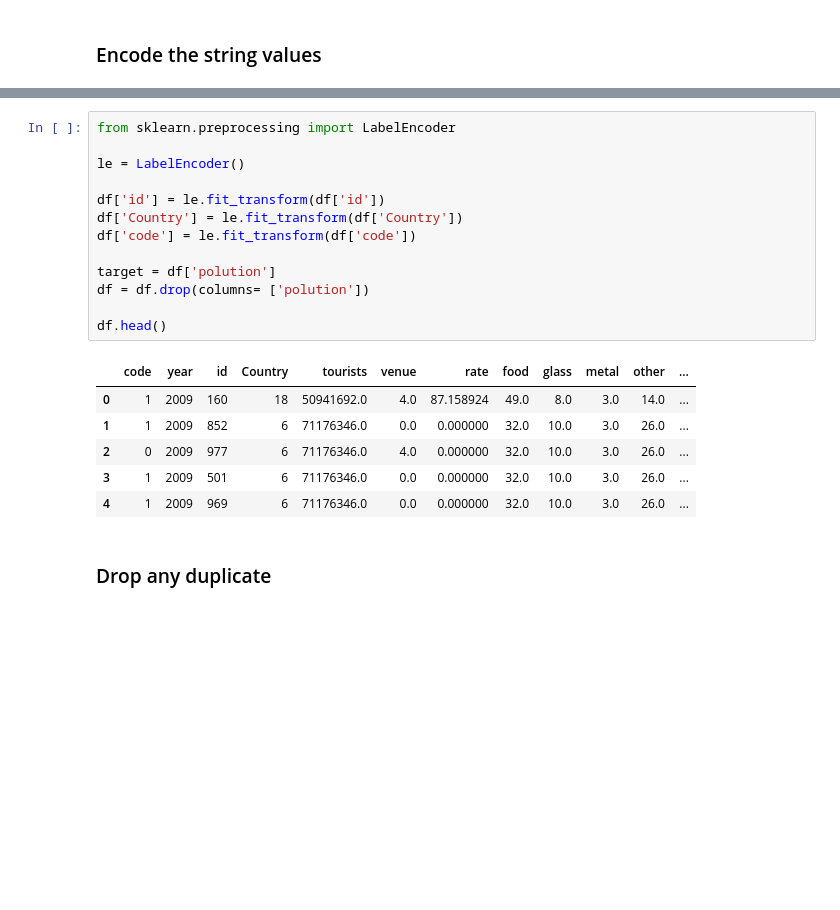
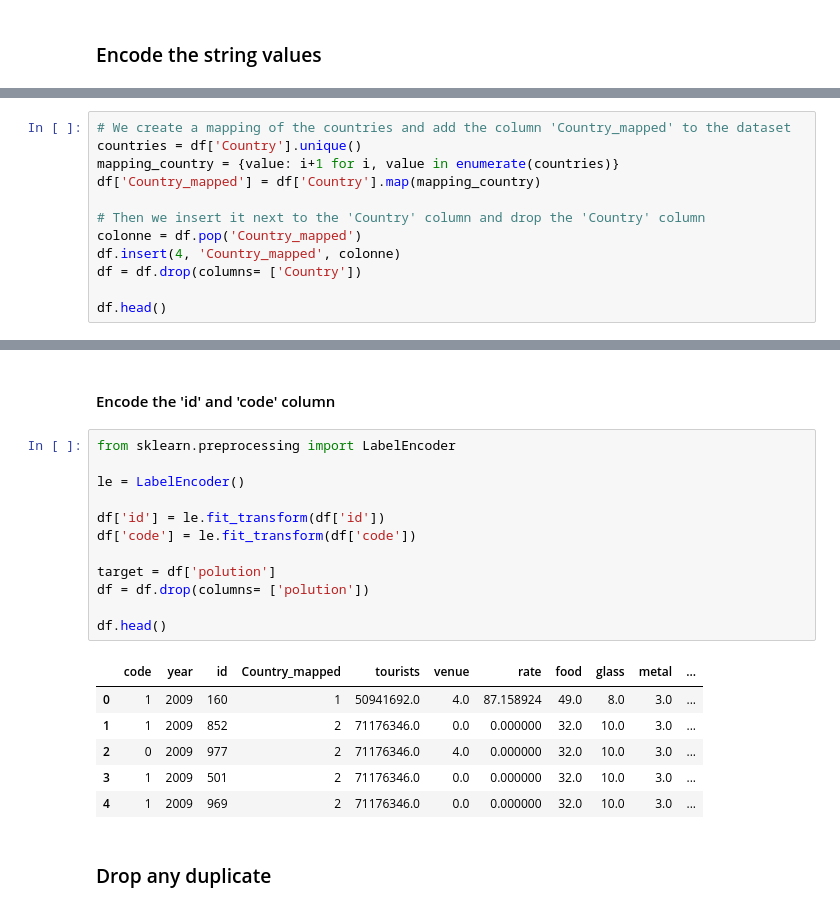
Before and after one commit to Cassette86/Green_ai_project_Water_polution, a Jupyter notebook: water_pollution_dataset/main.ipynb, the cells around one changed output, grey strips where cells are left out. Cells and saved outputs as stored; diff of their text form; blank space fills up the shorter version.

```diff
--- a/water_pollution_dataset/main.ipynb
+++ b/water_pollution_dataset/main.ipynb
@@ -122,0 +125,12 @@ dtype: int64
+# %%
+# We create a mapping of the countries and add the column 'Country_mapped' to the dataset
+countries = df['Country'].unique()
+mapping_country = {value: i+1 for i, value in enumerate(countries)}
+df['Country_mapped'] = df['Country'].map(mapping_country)
+
+# Then we insert it next to the 'Country' column and drop the 'Country' column
+colonne = df.pop('Country_mapped')
+df.insert(4, 'Country_mapped', colonne)
+df = df.drop(columns= ['Country'])
+
+df.head()
@@ -123,23 +144,24 @@ dtype: int64
+# %% [markdown]
+#### Encode the 'id' and 'code' column
 # %%
 from sklearn.preprocessing import LabelEncoder
 
 le = LabelEncoder()
 
 df['id'] = le.fit_transform(df['id'])
-df['Country'] = le.fit_transform(df['Country'])
 df['code'] = le.fit_transform(df['code'])
 
 target = df['polution']
 df = df.drop(columns= ['polution'])
 
 df.head()
 # %% [output]
-|  | code | year | id | Country | tourists | venue | rate | food | glass | metal | other | ... |
-| 0 | 1 | 2009 | 160 | 18 | 50941692.0 | 4.0 | 87.158924 | 49.0 | 8.0 | 3.0 | 14.0 | ... |
-| 1 | 1 | 2009 | 852 | 6 | 71176346.0 | 0.0 | 0.000000 | 32.0 | 10.0 | 3.0 | 26.0 | ... |
-| 2 | 0 | 2009 | 977 | 6 | 71176346.0 | 4.0 | 0.000000 | 32.0 | 10.0 | 3.0 | 26.0 | ... |
-| 3 | 1 | 2009 | 501 | 6 | 71176346.0 | 0.0 | 0.000000 | 32.0 | 10.0 | 3.0 | 26.0 | ... |
-| 4 | 1 | 2009 | 969 | 6 | 71176346.0 | 0.0 | 0.000000 | 32.0 | 10.0 | 3.0 | 26.0 | ... |
+|  | code | year | id | Country_mapped | tourists | venue | rate | food | glass | metal | ... |
+| 0 | 1 | 2009 | 160 | 1 | 50941692.0 | 4.0 | 87.158924 | 49.0 | 8.0 | 3.0 | ... |
+| 1 | 1 | 2009 | 852 | 2 | 71176346.0 | 0.0 | 0.000000 | 32.0 | 10.0 | 3.0 | ... |
+| 2 | 0 | 2009 | 977 | 2 | 71176346.0 | 4.0 | 0.000000 | 32.0 | 10.0 | 3.0 | ... |
+| 3 | 1 | 2009 | 501 | 2 | 71176346.0 | 0.0 | 0.000000 | 32.0 | 10.0 | 3.0 | ... |
+| 4 | 1 | 2009 | 969 | 2 | 71176346.0 | 0.0 | 0.000000 | 32.0 | 10.0 | 3.0 | ... |
 # %% [markdown]
 ### Drop any duplicate
 # %%
```
Also changed, not shown: parts of 10 cells of this notebook.
